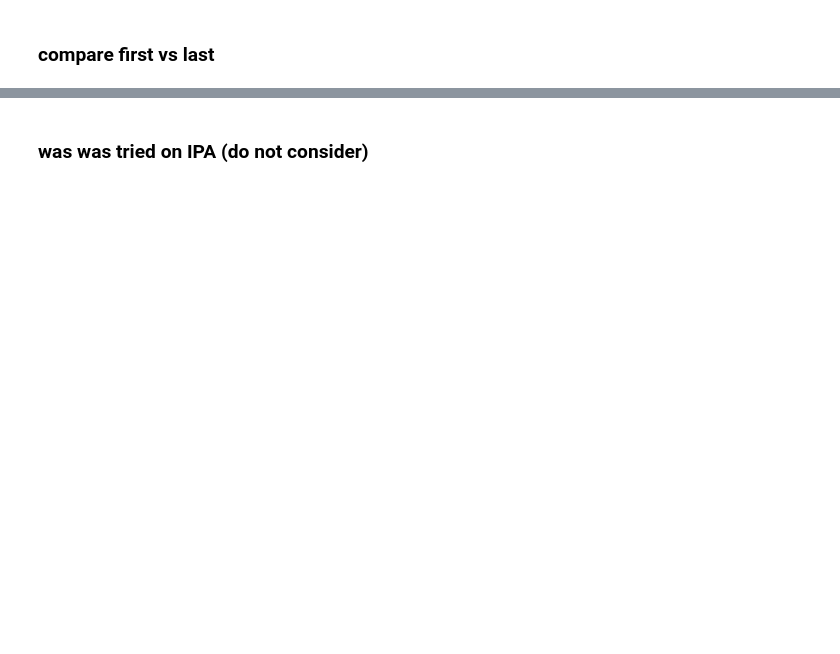
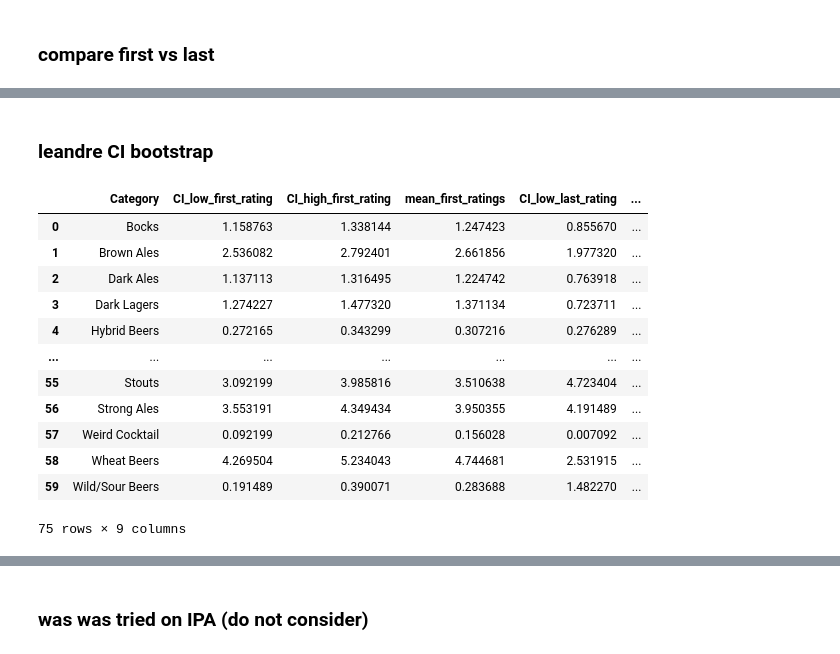
Before and after one commit to epfl-ada/ada-2022-project-radar, a Jupyter notebook: milestone_3_redo_filtering.ipynb, the cells around one changed output, grey strips where cells are left out. Cells and saved outputs as stored; diff of their text form; code cells hidden in the pictures; blank space fills up the shorter version.

```diff
--- a/milestone_3_redo_filtering.ipynb
+++ b/milestone_3_redo_filtering.ipynb
@@ -767,3 +791,22 @@ fig.update_layout({'title' : 'All together : average number of beers rated from
 
 fig.show()
 fig.write_html("all_first_vs_last.html")
+# %% [markdown]
+### leandre CI bootstrap
+# %%
+df_conf_inter = pd.read_pickle("conf_inter_all.pkl")
+df_conf_inter
+# %% [output]
+|  | Category | CI_low_first_rating | CI_high_first_rating | mean_first_ratings | CI_low_last_rating | ... |
+| 0 | Bocks | 1.158763 | 1.338144 | 1.247423 | 0.855670 | ... |
+| 1 | Brown Ales | 2.536082 | 2.792401 | 2.661856 | 1.977320 | ... |
+| 2 | Dark Ales | 1.137113 | 1.316495 | 1.224742 | 0.763918 | ... |
+| 3 | Dark Lagers | 1.274227 | 1.477320 | 1.371134 | 0.723711 | ... |
+| 4 | Hybrid Beers | 0.272165 | 0.343299 | 0.307216 | 0.276289 | ... |
+| ... | ... | ... | ... | ... | ... | ... |
+| 55 | Stouts | 3.092199 | 3.985816 | 3.510638 | 4.723404 | ... |
+| 56 | Strong Ales | 3.553191 | 4.349434 | 3.950355 | 4.191489 | ... |
+| 57 | Weird Cocktail | 0.092199 | 0.212766 | 0.156028 | 0.007092 | ... |
+| 58 | Wheat Beers | 4.269504 | 5.234043 | 4.744681 | 2.531915 | ... |
+| 59 | Wild/Sour Beers | 0.191489 | 0.390071 | 0.283688 | 1.482270 | ... |
+75 rows × 9 columns
```
Also changed, not shown: parts of 16 cells of this notebook, 5 other files.
